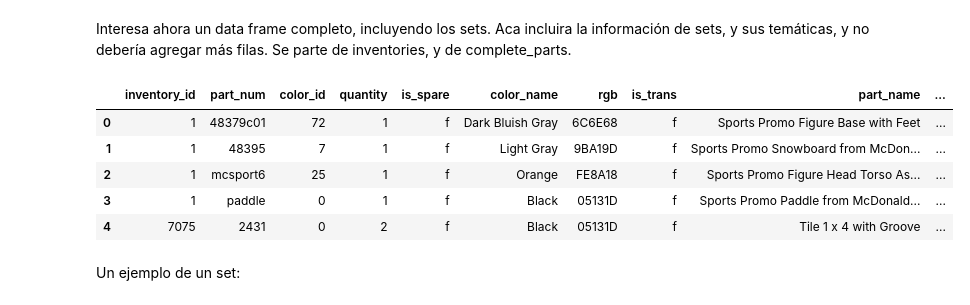
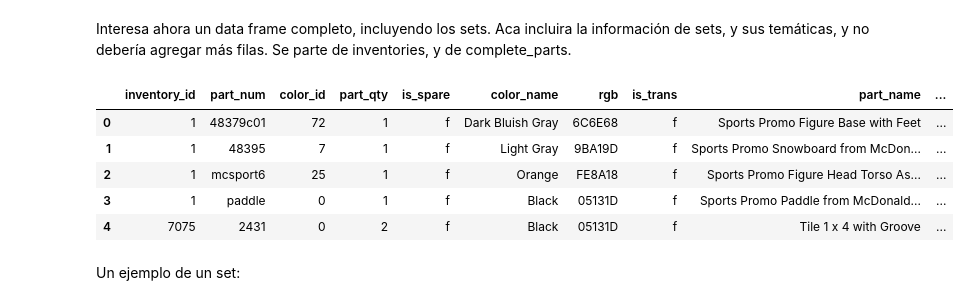
Before and after one commit to matias-herreros/ADD_Lego, a Jupyter notebook: EDA.ipynb, the cells around one changed output. Drawn from its saved outputs; the diff is of its cells as text; code cells hidden in the pictures.

```diff
--- a/EDA.ipynb
+++ b/EDA.ipynb
@@ -381,10 +381,11 @@ Interesa ahora un data frame completo, incluyendo los sets. Aca incluira la info
 # %%
 complete_data = complete_parts.merge(inventories, left_on='inventory_id', right_on='id', how='left').drop('id',axis=1)
 complete_data = complete_data.merge(sets, left_on='set_num', right_on='set_num', how='left').rename(columns={'name': 'set_name'})
 complete_data = complete_data.merge(themes, left_on='theme_id', right_on='id', how='inner').drop('id',axis=1).rename(columns={'name': 'theme_name'})
+complete_data = complete_data.merge(inventory_sets, on=['inventory_id', 'set_num'], how='left').rename(columns={'quantity_x': 'part_qty', 'quantity_y': 'set_qty'})
 complete_data.head(5)
 # %% [output]
-|  | inventory_id | part_num | color_id | quantity | is_spare | color_name | rgb | is_trans | part_name | ... |
+|  | inventory_id | part_num | color_id | part_qty | is_spare | color_name | rgb | is_trans | part_name | ... |
 | 0 | 1 | 48379c01 | 72 | 1 | f | Dark Bluish Gray | 6C6E68 | f | Sports Promo Figure Base with Feet | ... |
 | 1 | 1 | 48395 | 7 | 1 | f | Light Gray | 9BA19D | f | Sports Promo Snowboard from McDon... | ... |
 | 2 | 1 | mcsport6 | 25 | 1 | f | Orange | FE8A18 | f | Sports Promo Figure Head Torso As... | ... |
```
Also changed, not shown: parts of 8 cells of this notebook.
